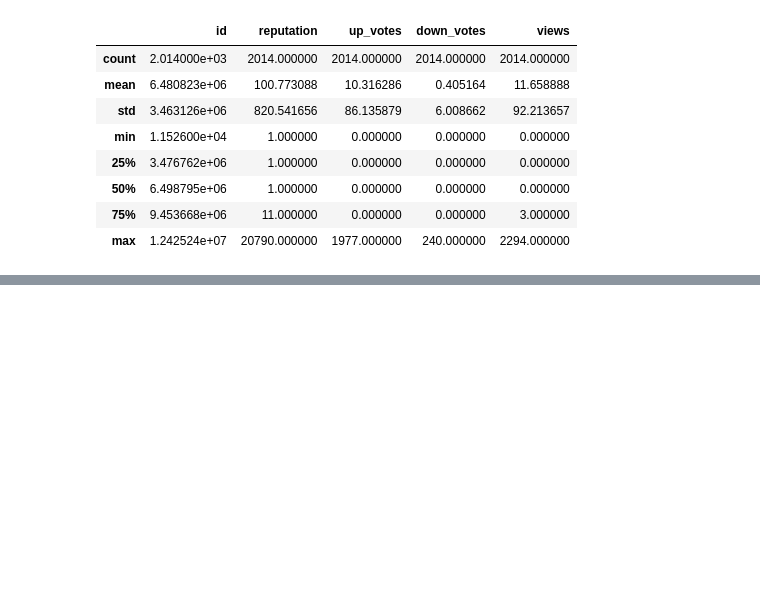
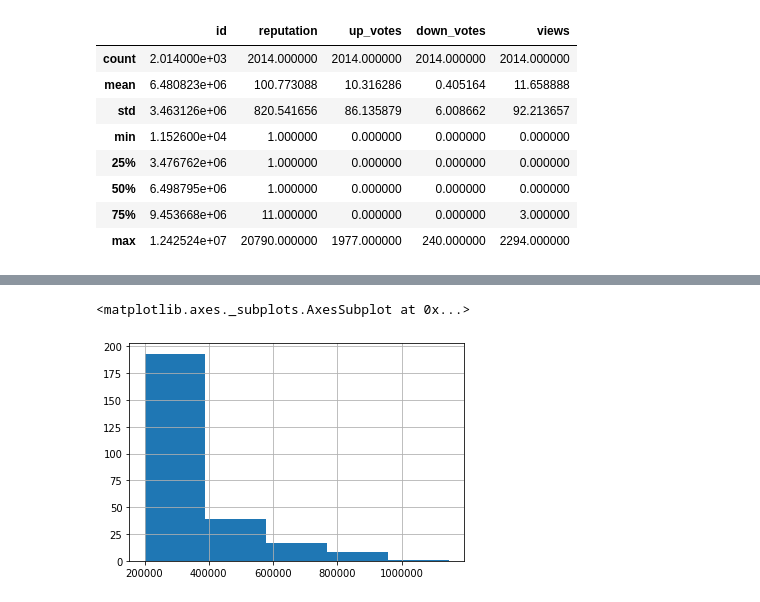
Before and after one commit to mdivk/colab, a Jupyter notebook: Stackoverflow_data_analytics_in_Colab.ipynb, the cells around one changed output, grey strips where cells are left out. Cells and saved outputs as stored; diff of their text form; code cells hidden in the pictures; blank space fills up the shorter version.

```diff
--- a/Stackoverflow_data_analytics_in_Colab.ipynb
+++ b/Stackoverflow_data_analytics_in_Colab.ipynb
@@ -125,3 +128,6 @@ df.describe()
 | 50% | 6.498795e+06 | 1.000000 | 0.000000 | 0.000000 | 0.000000 |
 | 75% | 9.453668e+06 | 11.000000 | 0.000000 | 0.000000 | 3.000000 |
 | max | 1.242524e+07 | 20790.000000 | 1977.000000 | 240.000000 | 2294.000000 |
+# %%
+q_high_rep = "SELECT * FROM `bigquery-public-data.stackoverflow.users` where reputation > 200000"
+df_high_rep = pd.read_gbq(q_high_rep, project_id=project)
@@ -127,0 +146,5 @@ df.describe()
+# %%
+df_high_rep['reputation'].hist(bins=5)
+# %% [output]
+<matplotlib.axes._subplots.AxesSubplot at 0x...>
+[figure, added]
```
Also changed, not shown: parts of 3 cells of this notebook.
